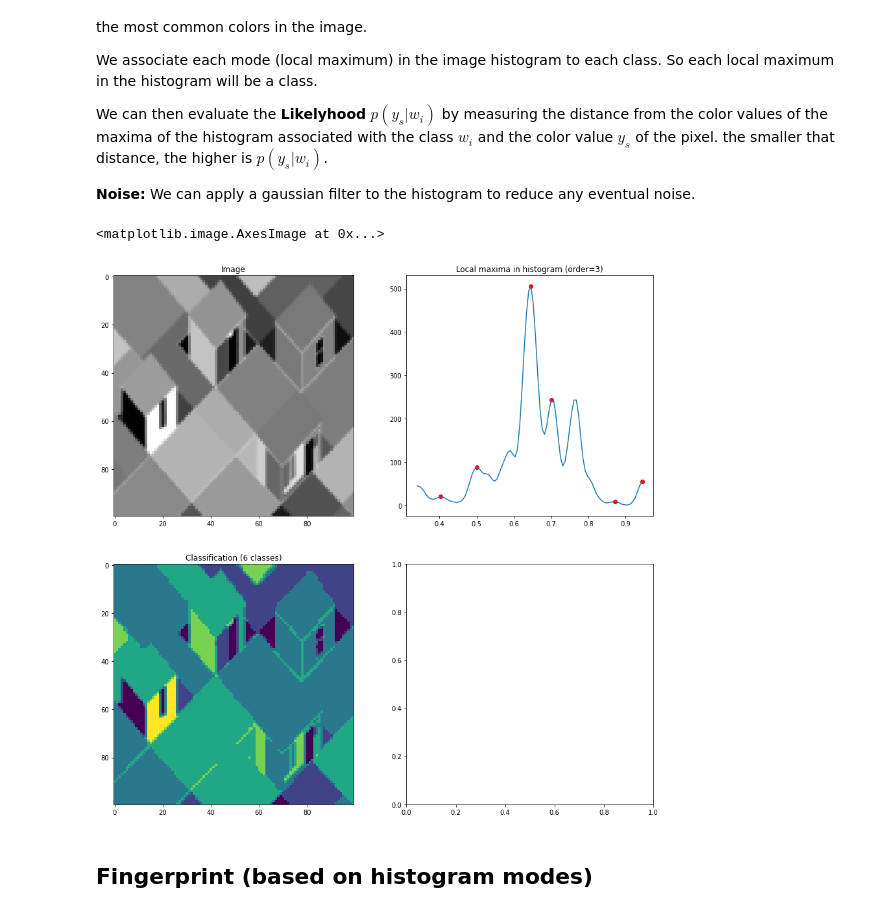
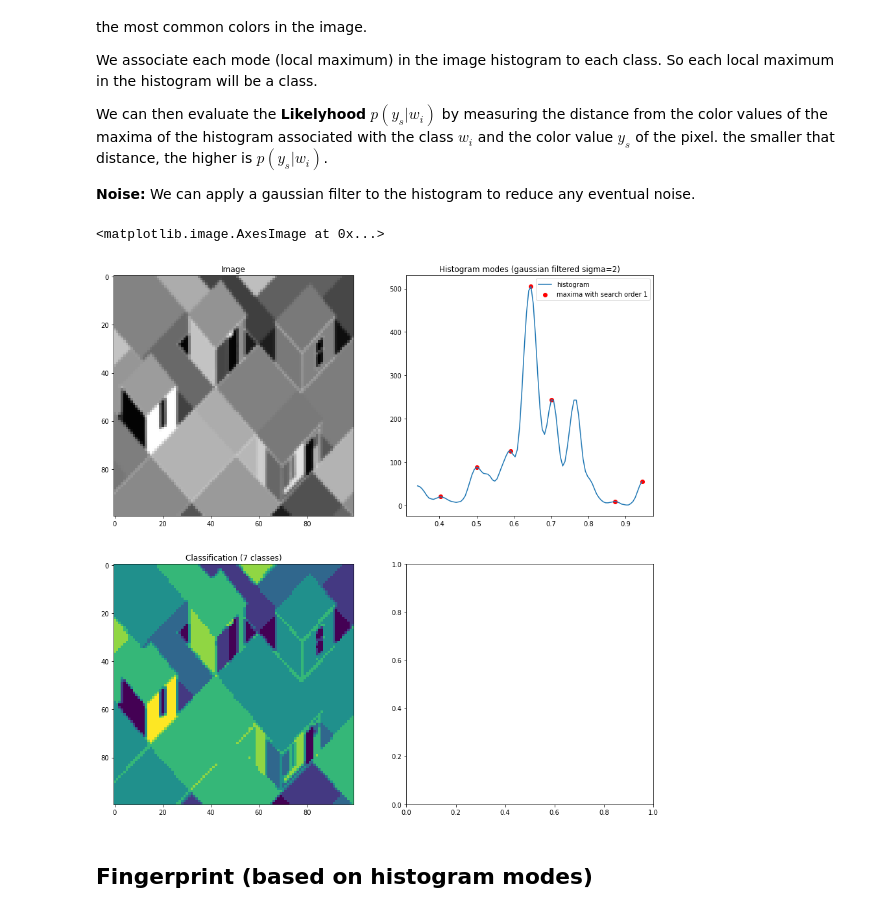
Before and after one commit to kgghislain/image-processing, a Jupyter notebook: segmentation.ipynb, the cells around one changed output. Drawn from its saved outputs; the diff is of its cells as text; code cells hidden in the pictures.

```diff
--- a/segmentation.ipynb
+++ b/segmentation.ipynb
@@ -83,44 +83,45 @@ We can then evaluate the **Likelyhood** $p(y_s|w_i)$ by measuring the distance f
 
 **Noise:** We can apply a gaussian filter to the histogram to reduce any eventual noise.
 # %%
-gauss_var = 0.1
-img_filtered = ndimage.gaussian_filter(img, sigma=gauss_var)
 
 # Compute image histogram
 hist, bins = np.histogram(img_filtered, bins=100)
 bins = bins[:len(bins)-1]
 
 # Filter the histogram with a gaussian to remove noise
-hist = ndimage.gaussian_filter(hist, sigma=2)
+filter_gauss_var = 2
+hist = ndimage.gaussian_filter(hist, sigma=filter_gauss_var)
 
 # Find local maxima in histogram
-order = 3
+order = 1
 hist_extrema_ind = signal.argrelmax(hist, order=order, mode='wrap')
 hist_extrema_val = hist[hist_extrema_ind]
 hist_maxima_ind_val = bins[hist_extrema_ind] # color values of the maxima
 
 # Classification by histogram maxima
 classes = np.zeros(img_filtered.shape)
 for l in range(img_filtered.shape[0]):
   for c in range(img_filtered.shape[1]):
     # For each pixel, find the maxima with the closest color value
     dist_to_maxima = np.abs(hist_maxima_ind_val-img_filtered[l,c])
     maxima_ind = np.argmin(dist_to_maxima)
     classes[l,c] = maxima_ind
 
 fig, axisarray = plt.subplots(2, 2, figsize=(15,15))
 # Image
 axisarray[0,0].set_title('Image')
 axisarray[0,0].imshow(img_filtered, cmap='gray')
 # Histogram with local maxima
-axisarray[0,1].set_title(f"Local maxima in histogram (order={order})")
-axisarray[0,1].plot(bins, hist)
-axisarray[0,1].scatter(bins[hist_extrema_ind], hist_extrema_val, color='r')
+axisarray[0,1].set_title(f"Histogram modes (gaussian filtered sigma={filter_gauss_var})")
+axisarray[0,1].plot(bins, hist, label="histogram")
+axisarray[0,1].scatter(bins[hist_extrema_ind], hist_extrema_val,
+  color='r', label=f"maxima with search order {order}")
+axisarray[0,1].legend()
 # Classes
 axisarray[1,0].set_title(f"Classification ({len(hist_extrema_val)} classes)")
 axisarray[1,0].imshow(classes)
 # %% [output]
 <matplotlib.image.AxesImage at 0x...>
-[figure, old version]
+[figure, new version]
 # %% [markdown]
 ## Fingerprint (based on histogram modes)
```
Also changed, not shown: parts of 2 cells of this notebook, 1 other file.
